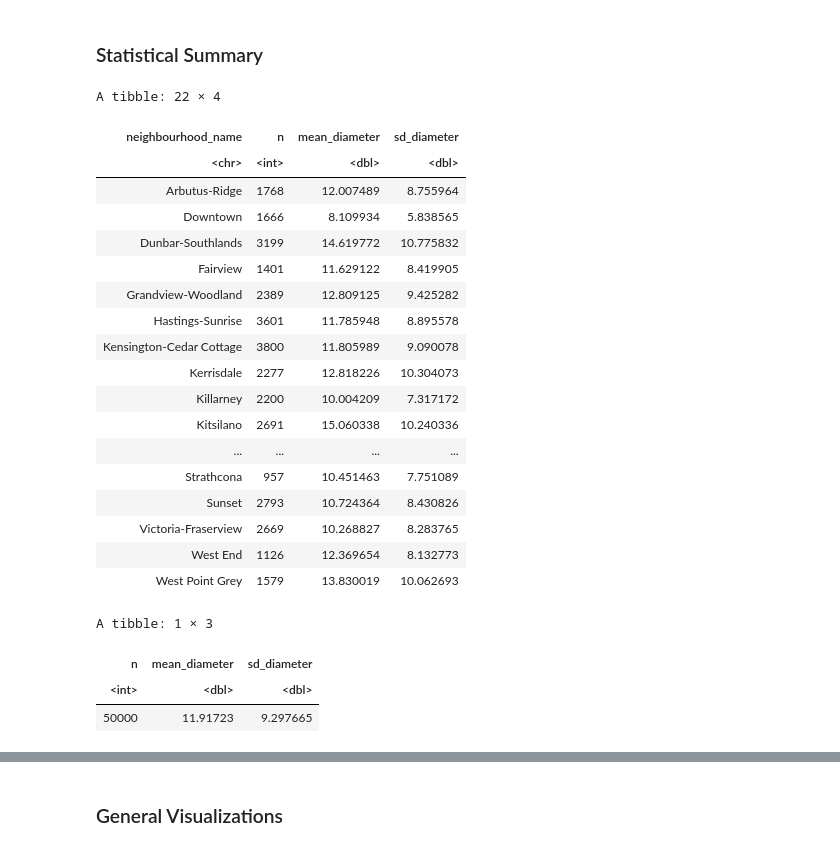
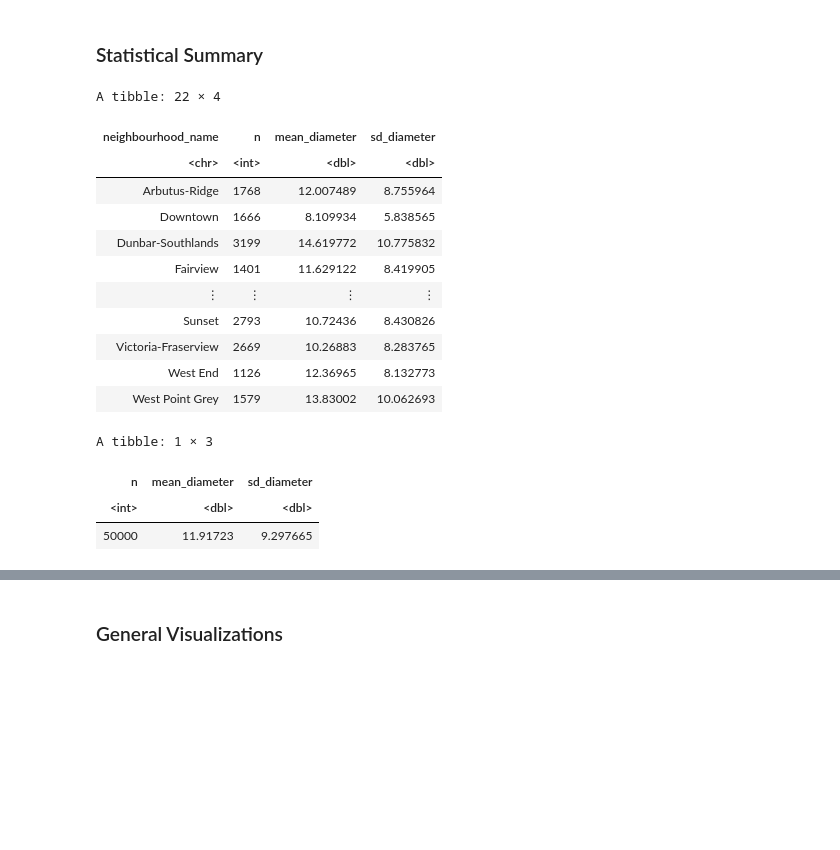
Before and after one commit to eshuaiii/stat-201-2023w1-group-50, a Jupyter notebook: 50_project_proposal.ipynb, the cells around one changed output, grey strips where cells are left out. Saved outputs shown, nothing was run; the diff lists cells and outputs as text; code cells hidden in the pictures; blank space fills up the shorter version.

```diff
--- a/50_project_proposal.ipynb
+++ b/50_project_proposal.ipynb
@@ -207,44 +211,33 @@ income$neighbourhood_name
 # %%
 # --- Summarizing `trees` ---
 # summarizing per region
 trees_summary_region <- trees |>
     group_by(neighbourhood_name) |>
     summarize(n = n(),
               mean_diameter = mean(diameter),
               sd_diameter = sd(diameter))
-
-# override row limit just for this cell
-options(repr.matrix.max.rows = Inf)
 trees_summary_region
-options(repr.matrix.max.rows = 8)
 
 # for fun, find overall mean and sd
 trees_summary_entire <- trees |>
     summarize(n = n(),
               mean_diameter = mean(diameter),
               sd_diameter = sd(diameter))
 
 trees_summary_entire
 # %% [output]
 A tibble: 22 × 4
 | neighbourhood_name | n | mean_diameter | sd_diameter |
 | <chr> | <int> | <dbl> | <dbl> |
 | Arbutus-Ridge | 1768 | 12.007489 | 8.755964 |
 | Downtown | 1666 | 8.109934 | 5.838565 |
 | Dunbar-Southlands | 3199 | 14.619772 | 10.775832 |
 | Fairview | 1401 | 11.629122 | 8.419905 |
-| Grandview-Woodland | 2389 | 12.809125 | 9.425282 |
-| Hastings-Sunrise | 3601 | 11.785948 | 8.895578 |
-| Kensington-Cedar Cottage | 3800 | 11.805989 | 9.090078 |
-| Kerrisdale | 2277 | 12.818226 | 10.304073 |
-| Killarney | 2200 | 10.004209 | 7.317172 |
-| Kitsilano | 2691 | 15.060338 | 10.240336 |
-| ... | ... | ... | ... |
-| Strathcona | 957 | 10.451463 | 7.751089 |
-| Sunset | 2793 | 10.724364 | 8.430826 |
-| Victoria-Fraserview | 2669 | 10.268827 | 8.283765 |
-| West End | 1126 | 12.369654 | 8.132773 |
-| West Point Grey | 1579 | 13.830019 | 10.062693 |
+| ⋮ | ⋮ | ⋮ | ⋮ |
+| Sunset | 2793 | 10.72436 | 8.430826 |
+| Victoria-Fraserview | 2669 | 10.26883 | 8.283765 |
+| West End | 1126 | 12.36965 | 8.132773 |
+| West Point Grey | 1579 | 13.83002 | 10.062693 |
 A tibble: 1 × 3
 | n | mean_diameter | sd_diameter |
 | <int> | <dbl> | <dbl> |
```
Also changed, not shown: parts of 7 cells of this notebook.
